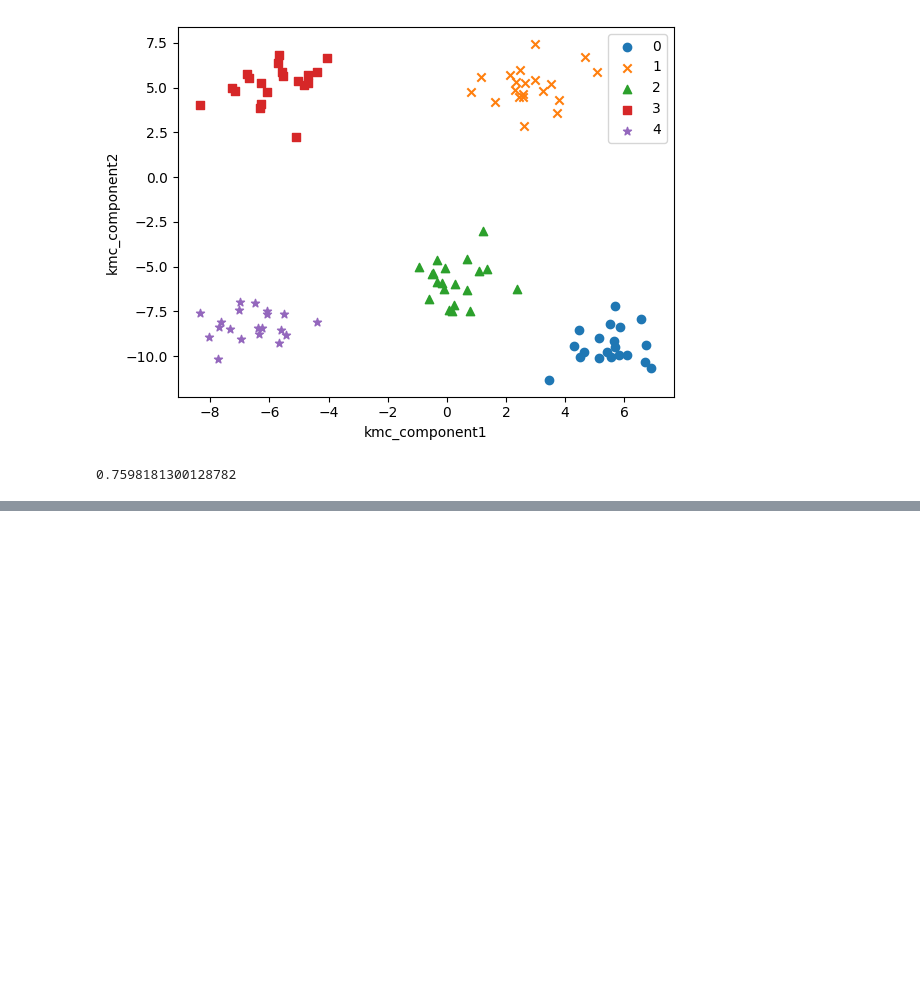
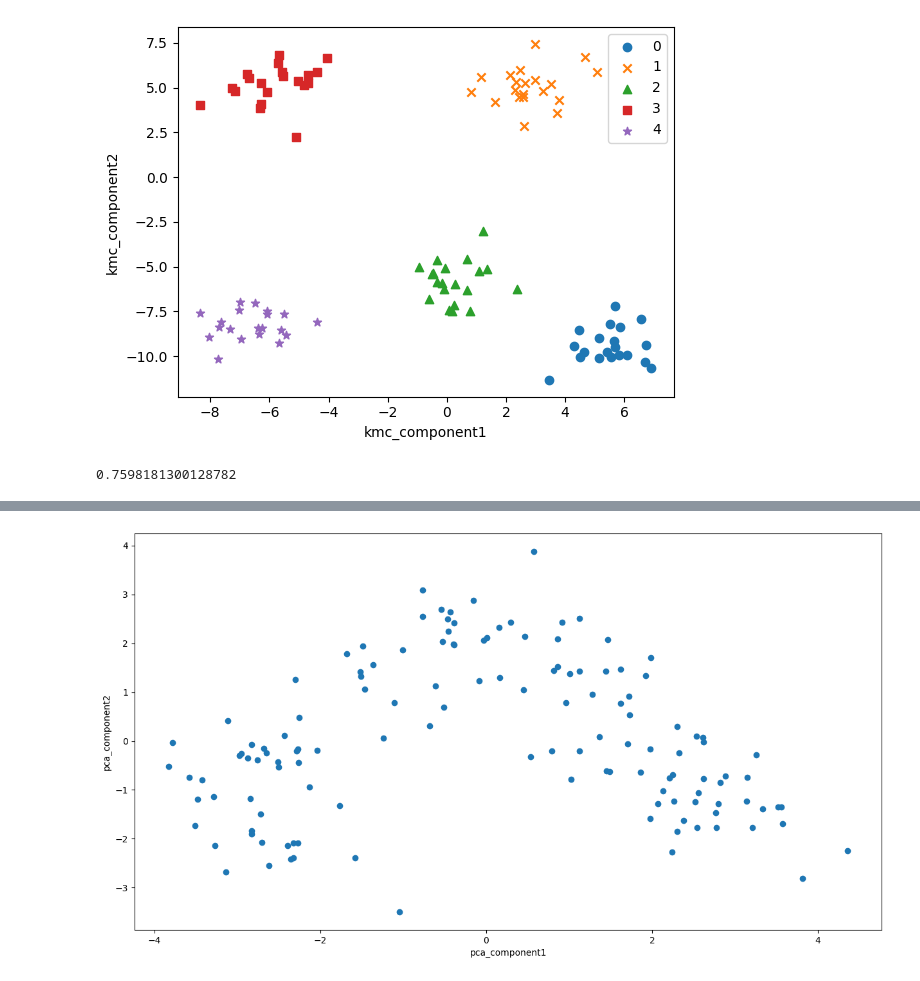
Before and after one commit to seoinhyeok96/python_data_class, a Jupyter notebook: 머신 러닝/머신러닝 3일차.ipynb, the cells around one changed output, grey strips where cells are left out. Cells and saved outputs as stored; diff of their text form; code cells hidden in the pictures; blank space fills up the shorter version.

```diff
--- a/머신 러닝/머신러닝 3일차.ipynb
+++ b/머신 러닝/머신러닝 3일차.ipynb
@@ -771,0 +797,18 @@ print(sil_score)
+# %%
+# 트레이닝/테스트 데이터 분할
+from sklearn.model_selection import train_test_split
+X_tn, X_te, y_tn, y_te=train_test_split(X,y,random_state=0)
+# %%
+#데이터 표준화
+from sklearn.preprocessing import StandardScaler
+std_scale = StandardScaler()
+std_scale.fit(X_tn)
+X_tn_std = std_scale.transform(X_tn)
+X_te_std  = std_scale.transform(X_te)
+# %%
+# PCA
+from sklearn.decomposition import PCA
+pca = PCA(n_components=2)
+pca.fit(X_tn_std)
+X_tn_pca = pca.transform(X_tn_std)
+X_te_pca = pca.transform(X_te_std)
@@ -771,0 +847,7 @@ print(sil_score)
+# %%
+# 데이터프레임 생성
+pca_columns = ['pca_comp1', 'pca_comp2']
+X_tn_pca_df = pd.DataFrame(X_tn_pca, columns=pca_columns)
+y_tn1 = y_tn.reset_index(drop=True)
+X_tn_pca_df['target'] = y_tn1
+X_tn_pca_df.head(10)
@@ -771,0 +866,12 @@ print(sil_score)
+# %%
+# 라벨 미적용 PCA 데이터
+import matplotlib.pyplot as plt
+plt.figure(figsize=(15,8))
+plt.scatter(X_tn_pca_df['pca_comp1'],
+            X_tn_pca_df['pca_comp2'],
+            marker='o')
+plt.xlabel('pca_component1')
+plt.ylabel('pca_component2')
+plt.show()
+# %% [output]
+[figure, added]
```
Also changed, not shown: parts of 41 cells of this notebook.
